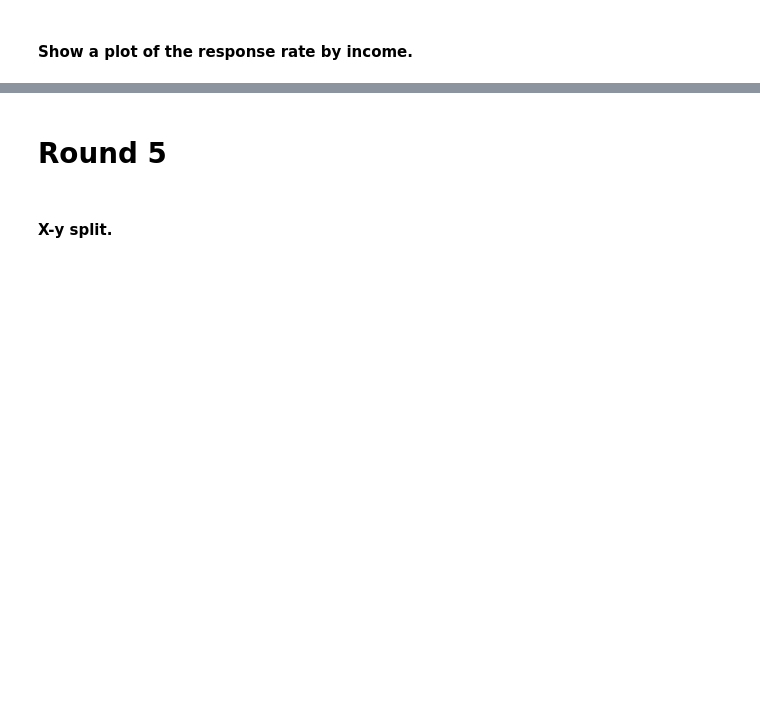
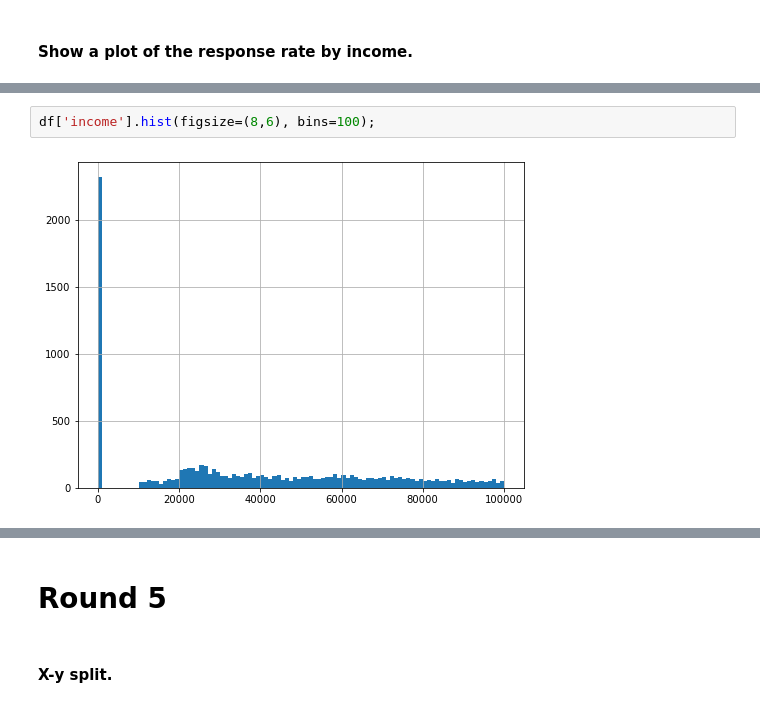
Before and after one commit to litkat/Ironhack-Data-Analytics-Bootcamp, a Jupyter notebook: Week1/lab-customer-analysis-round-7/files_for_lab/csv_files/lab-customer-analysis-round-2-3-5-6-7-work.ipynb, the cells around one changed output, grey strips where cells are left out. Drawn from its saved outputs; the diff is of its cells as text; blank space fills up the shorter version.

```diff
--- a/Week1/lab-customer-analysis-round-7/files_for_lab/csv_files/lab-customer-analysis-round-2-3-5-6-7-work.ipynb
+++ b/Week1/lab-customer-analysis-round-7/files_for_lab/csv_files/lab-customer-analysis-round-2-3-5-6-7-work.ipynb
@@ -416,0 +431,4 @@ plt.show()
+# %%
+df['income'].hist(figsize=(8,6), bins=100);
+# %% [output]
+[figure, added]
```
Also changed, not shown: parts of 10 cells of this notebook, 1 other file.
